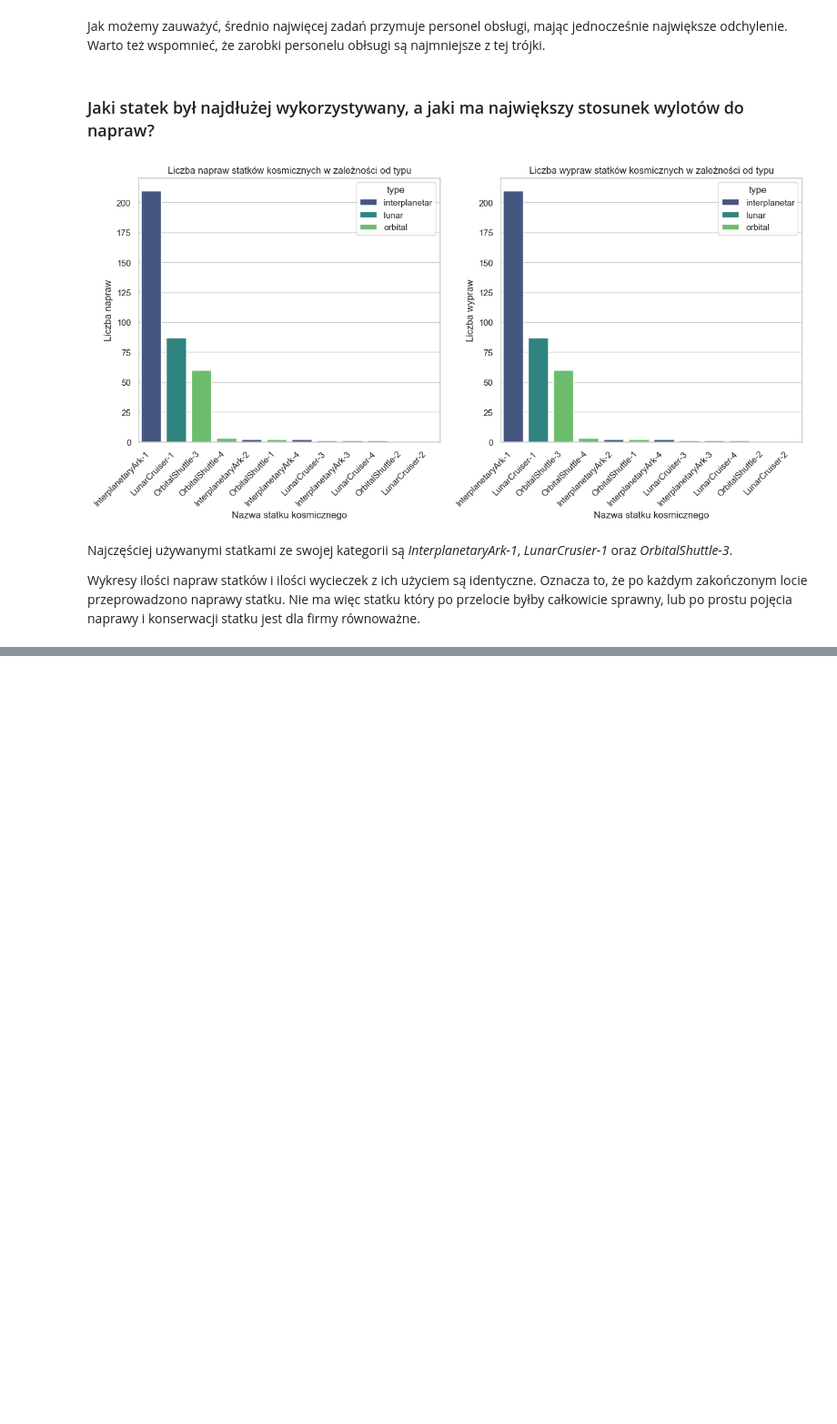
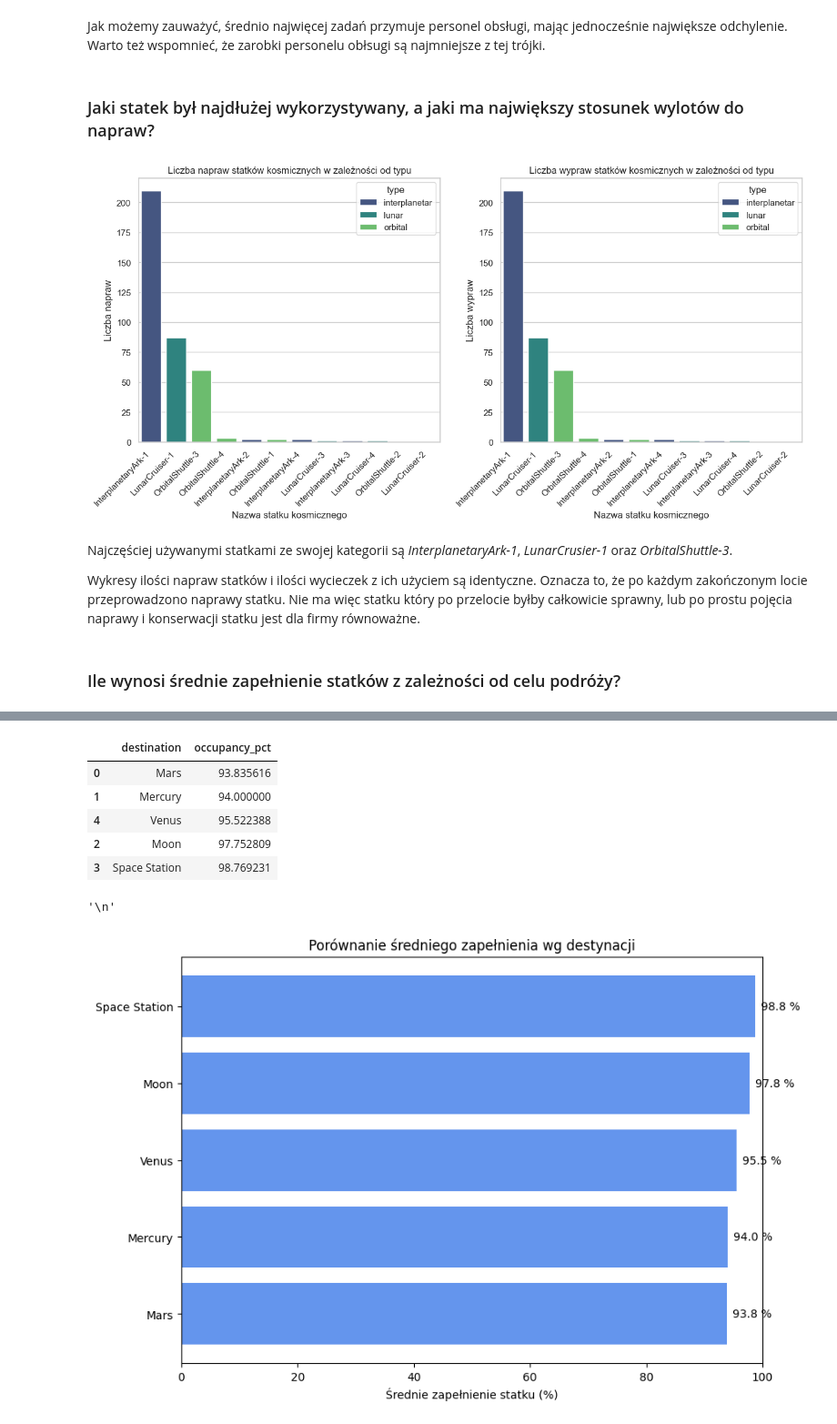
Before and after one commit to Enlightened-Monkey/Space-U, a Jupyter notebook: raport/Raport.ipynb, the cells around one changed output, grey strips where cells are left out. Shown: that part at 91% size. Saved outputs shown, nothing was run; the diff lists cells and outputs as text; code cells hidden in the pictures; blank space fills up the shorter version.

```diff
--- a/raport/Raport.ipynb
+++ b/raport/Raport.ipynb
@@ -698,3 +697,73 @@ Najczęściej używanymi statkami ze swojej kategorii są *InterplanetaryArk-1*
 
 
 Wykresy ilości napraw statków i ilości wycieczek z ich użyciem są identyczne. Oznacza to, że po każdym zakończonym locie przeprowadzono naprawy statku. Nie ma więc statku który po przelocie byłby całkowicie sprawny, lub po prostu pojęcia naprawy i konserwacji statku jest dla firmy równoważne.
+# %% [markdown]
+### Ile wynosi średnie zapełnienie statków z zależności od celu podróży?
+# %%
+# 1. Połączenie SQLAlchemy
+engine = create_engine(
+    "mysql+mysqlconnector://team07:te%40mlot@giniewicz.it:3306/team07",
+    pool_recycle=3600,
+    pool_pre_ping=True
+)
+
+# =========================================
+# A) baza: każdy lot + zapełnienie (%)
+# =========================================
+sql_base = text("""
+SELECT
+    t.trip_id,
+    t.name                       AS trip_name,
+    d.name                       AS destination,
+    s.name                       AS spaceship_name,
+    s.capacity,
+    COUNT(tp.participant_id)     AS passengers,
+    ROUND(COUNT(tp.participant_id) / s.capacity * 100, 2) AS occupancy_pct
+FROM Trips t
+JOIN Spaceships s   ON t.spaceship_id = s.spaceship_id
+JOIN Destinations d ON t.destination_id = d.destination_id
+LEFT JOIN TripParticipants tp ON t.trip_id = tp.trip_id
+GROUP BY
+    t.trip_id, t.name, d.name,
+    s.name, s.capacity
+""")
+
+with engine.begin() as conn:
+    df_occ = pd.read_sql(sql_base, conn)
+
+# =========================================
+# 1) Średnie zapełnienie wszystkich lotów
+# =========================================
+overall_avg = df_occ['occupancy_pct'].mean()
+print(f"Średnie zapełnienie wszystkich statków: {overall_avg:.2f} %\n")
+
+# =========================================
+# 2) Ile lotów było pustych (0 pasażerów)
+# =========================================
+empty_flights = (df_occ['passengers'] == 0).sum()
+print(f"Liczba lotów zupełnie pustych: {empty_flights}\n")
+
+# =========================================
+# 3) Destynacje vs średnie zapełnienie
+# =========================================
+df_dest = (df_occ
+           .groupby('destination', as_index=False)['occupancy_pct']
+           .mean()
+           .sort_values('occupancy_pct'))
+
+print("Średnie zapełnienie wg destynacji:")
+display(df_dest, "\n")
+
+# =========================================
+# 4) Wykres – średnie zapełnienie wg destynacji
+# =========================================
+plt.figure(figsize=(9,6))
+plt.barh(df_dest['destination'], df_dest['occupancy_pct'], color='cornflowerblue')
+plt.xlabel("Średnie zapełnienie statku (%)")
+plt.title("Porównanie średniego zapełnienia wg destynacji")
+plt.xlim(0, 100)
+for idx, val in enumerate(df_dest['occupancy_pct']):
+    plt.text(val + 1, idx, f"{val:.1f} %", va='center')
+plt.tight_layout()
+plt.show()
+# %% [output]
@@ -700,0 +775,8 @@ Wykresy ilości napraw statków i ilości wycieczek z ich użyciem są identyczn
+|  | destination | occupancy_pct |
+| 0 | Mars | 93.835616 |
+| 1 | Mercury | 94.000000 |
+| 4 | Venus | 95.522388 |
+| 2 | Moon | 97.752809 |
+| 3 | Space Station | 98.769231 |
+'\n'
+[figure, added]
```
Also changed, not shown: parts of 7 cells of this notebook.
